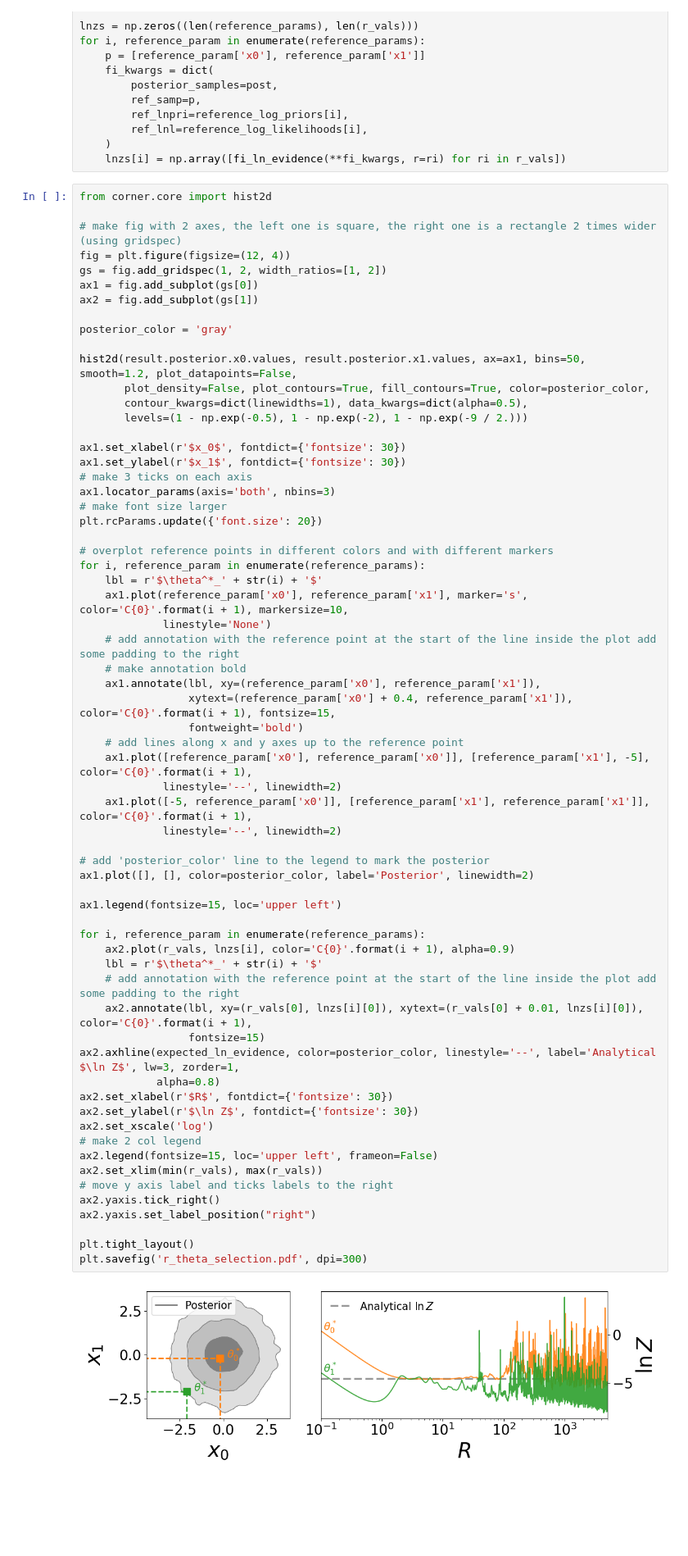
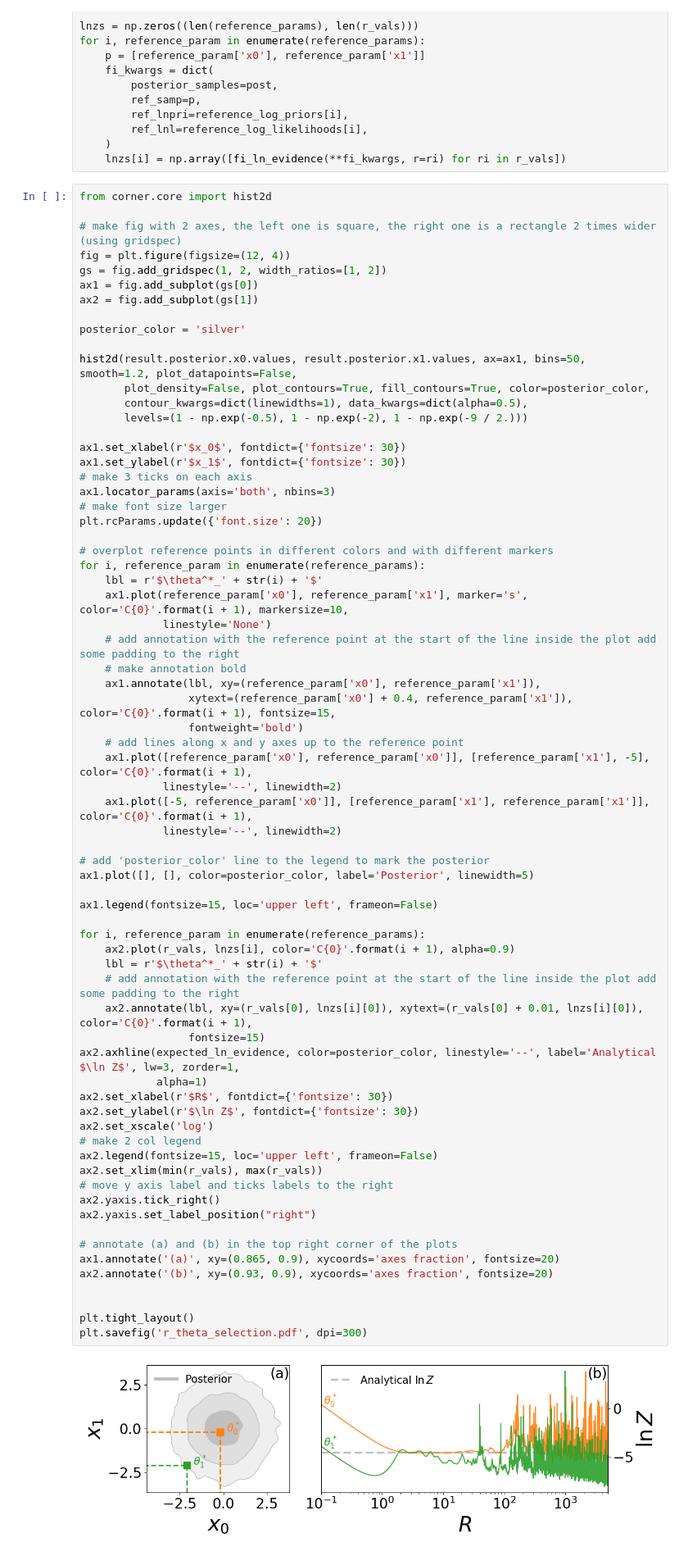
Before and after one commit to JSiyangLi/funnel, a Jupyter notebook: docs/examples/impact_of_point_and_r_selection.ipynb, the cells around one changed output. Shown at 82% size. Drawn from its saved outputs; the diff is of its cells as text; blank space fills up the shorter version.

Commit message:
add subplot labels

```diff
--- a/docs/examples/impact_of_point_and_r_selection.ipynb
+++ b/docs/examples/impact_of_point_and_r_selection.ipynb
@@ -125,7 +125,7 @@ gs = fig.add_gridspec(1, 2, width_ratios=[1, 2])
 ax1 = fig.add_subplot(gs[0])
 ax2 = fig.add_subplot(gs[1])
 
-posterior_color = 'gray'
+posterior_color = 'silver'
 
 hist2d(result.posterior.x0.values, result.posterior.x1.values, ax=ax1, bins=50, smooth=1.2, plot_datapoints=False,
        plot_density=False, plot_contours=True, fill_contours=True, color=posterior_color,
@@ -151,34 +151,39 @@ for i, reference_param in enumerate(reference_params):
                  fontweight='bold')
     # add lines along x and y axes up to the reference point
     ax1.plot([reference_param['x0'], reference_param['x0']], [reference_param['x1'], -5], color='C{0}'.format(i + 1),
              linestyle='--', linewidth=2)
     ax1.plot([-5, reference_param['x0']], [reference_param['x1'], reference_param['x1']], color='C{0}'.format(i + 1),
              linestyle='--', linewidth=2)
 
 # add 'posterior_color' line to the legend to mark the posterior
-ax1.plot([], [], color=posterior_color, label='Posterior', linewidth=2)
+ax1.plot([], [], color=posterior_color, label='Posterior', linewidth=5)
 
-ax1.legend(fontsize=15, loc='upper left')
+ax1.legend(fontsize=15, loc='upper left', frameon=False)
 
 for i, reference_param in enumerate(reference_params):
     ax2.plot(r_vals, lnzs[i], color='C{0}'.format(i + 1), alpha=0.9)
     lbl = r'$\theta^*_' + str(i) + '$'
     # add annotation with the reference point at the start of the line inside the plot add some padding to the right
     ax2.annotate(lbl, xy=(r_vals[0], lnzs[i][0]), xytext=(r_vals[0] + 0.01, lnzs[i][0]), color='C{0}'.format(i + 1),
                  fontsize=15)
 ax2.axhline(expected_ln_evidence, color=posterior_color, linestyle='--', label='Analytical $\ln Z$', lw=3, zorder=1,
-            alpha=0.8)
+            alpha=1)
 ax2.set_xlabel(r'$R$', fontdict={'fontsize': 30})
 ax2.set_ylabel(r'$\ln Z$', fontdict={'fontsize': 30})
 ax2.set_xscale('log')
 # make 2 col legend
 ax2.legend(fontsize=15, loc='upper left', frameon=False)
 ax2.set_xlim(min(r_vals), max(r_vals))
 # move y axis label and ticks labels to the right
 ax2.yaxis.tick_right()
 ax2.yaxis.set_label_position("right")
 
+# annotate (a) and (b) in the top right corner of the plots
+ax1.annotate('(a)', xy=(0.865, 0.9), xycoords='axes fraction', fontsize=20)
+ax2.annotate('(b)', xy=(0.93, 0.9), xycoords='axes fraction', fontsize=20)
+
+
 plt.tight_layout()
 plt.savefig('r_theta_selection.pdf', dpi=300)
 # %% [output]
-[figure, old version]
+[figure, new version]
```
